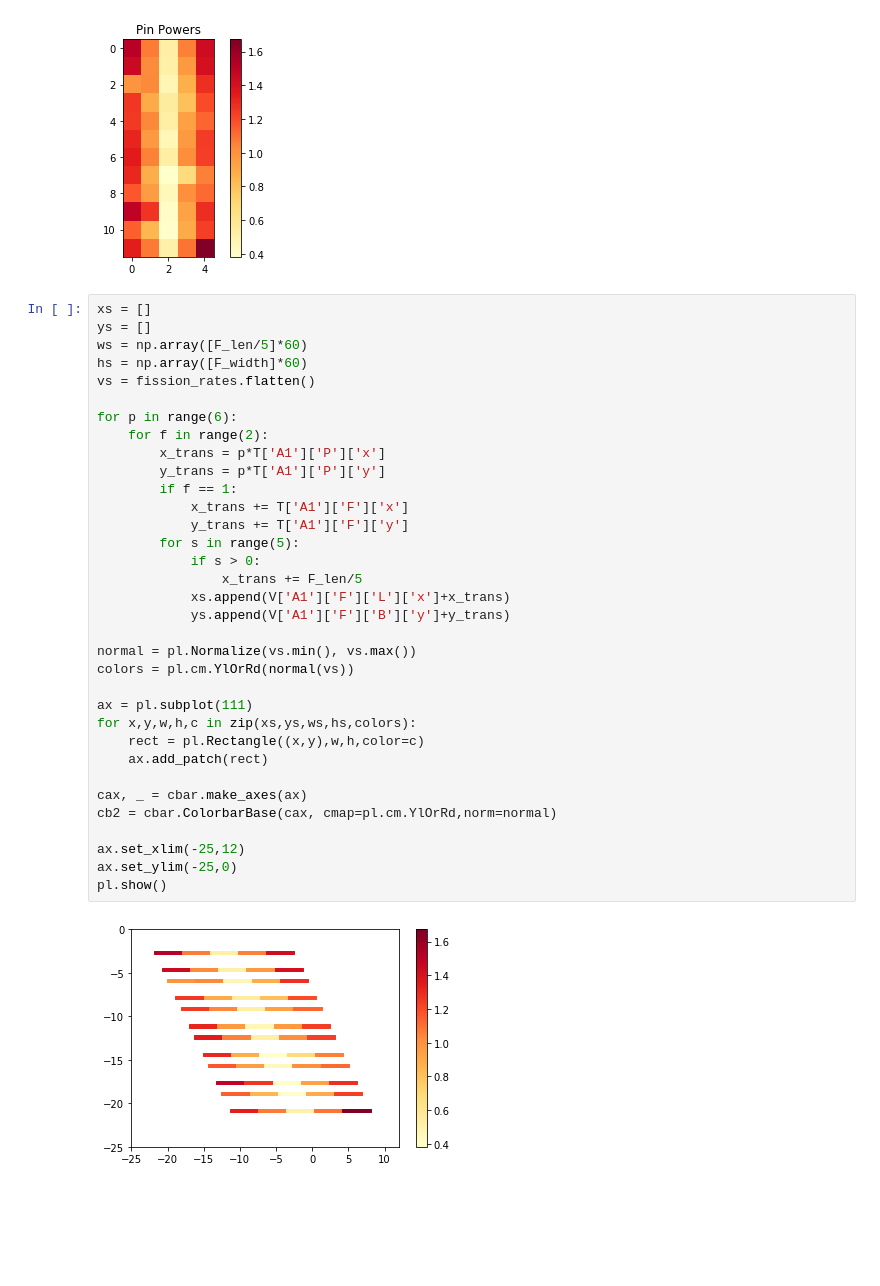
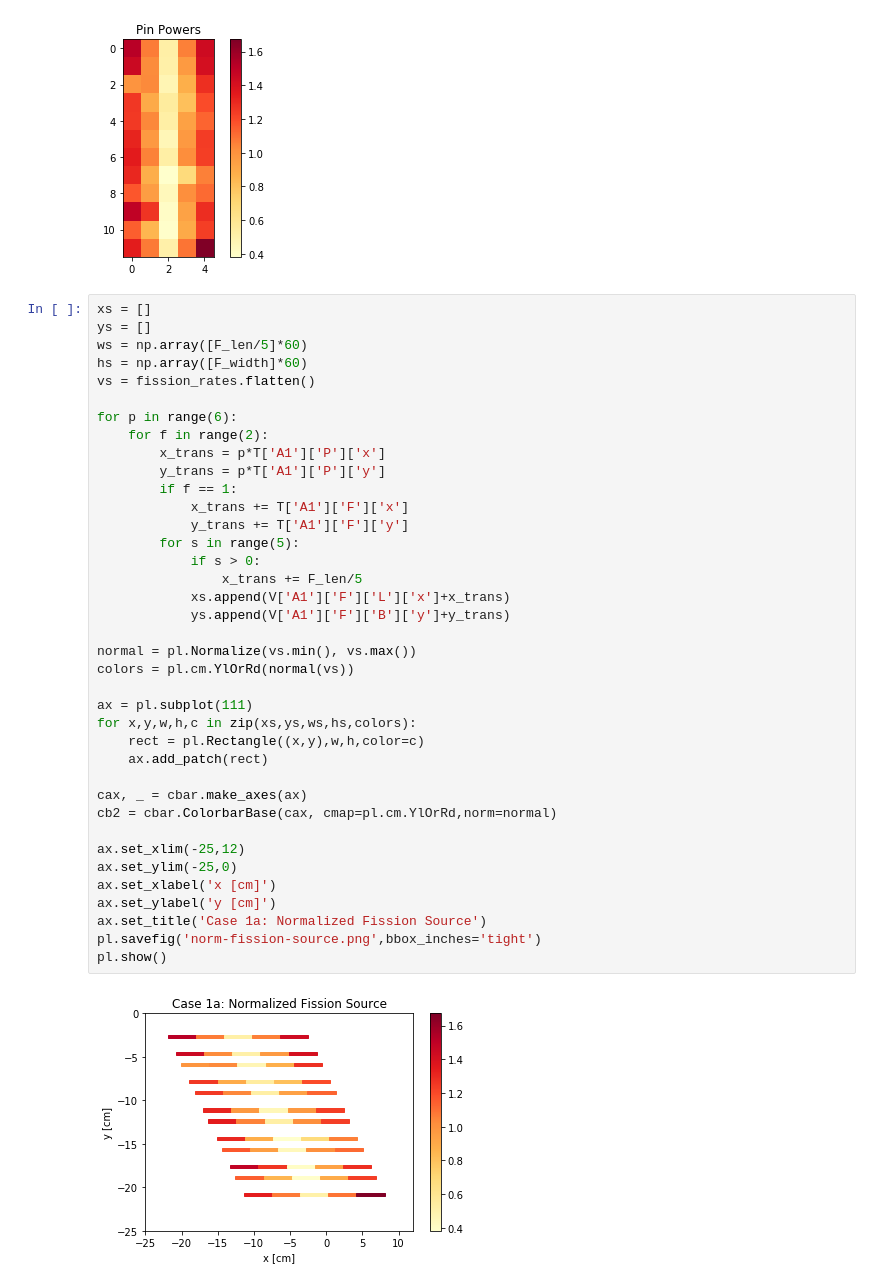
Before and after one commit to gwenchee/fhr-benchmark-depr, a Jupyter notebook: phase1a/case1a/case_1a-FD.ipynb, the cells around one changed output. Saved outputs shown, nothing was run; the diff lists cells and outputs as text; blank space fills up the shorter version.

```diff
--- a/phase1a/case1a/case_1a-FD.ipynb
+++ b/phase1a/case1a/case_1a-FD.ipynb
@@ -651,31 +651,35 @@ hs = np.array([F_width]*60)
 vs = fission_rates.flatten()
 
 for p in range(6):
     for f in range(2):
         x_trans = p*T['A1']['P']['x']
         y_trans = p*T['A1']['P']['y']
         if f == 1:
             x_trans += T['A1']['F']['x']
             y_trans += T['A1']['F']['y']
         for s in range(5):
             if s > 0:
                 x_trans += F_len/5
             xs.append(V['A1']['F']['L']['x']+x_trans)
             ys.append(V['A1']['F']['B']['y']+y_trans)
 
 normal = pl.Normalize(vs.min(), vs.max())
 colors = pl.cm.YlOrRd(normal(vs))
 
 ax = pl.subplot(111)
 for x,y,w,h,c in zip(xs,ys,ws,hs,colors):
     rect = pl.Rectangle((x,y),w,h,color=c)
     ax.add_patch(rect)
 
 cax, _ = cbar.make_axes(ax)
 cb2 = cbar.ColorbarBase(cax, cmap=pl.cm.YlOrRd,norm=normal)
 
 ax.set_xlim(-25,12)
 ax.set_ylim(-25,0)
+ax.set_xlabel('x [cm]')
+ax.set_ylabel('y [cm]')
+ax.set_title('Case 1a: Normalized Fission Source')
+pl.savefig('norm-fission-source.png',bbox_inches='tight')
 pl.show()
 # %% [output]
-[figure, old version]
+[figure, new version]
```
